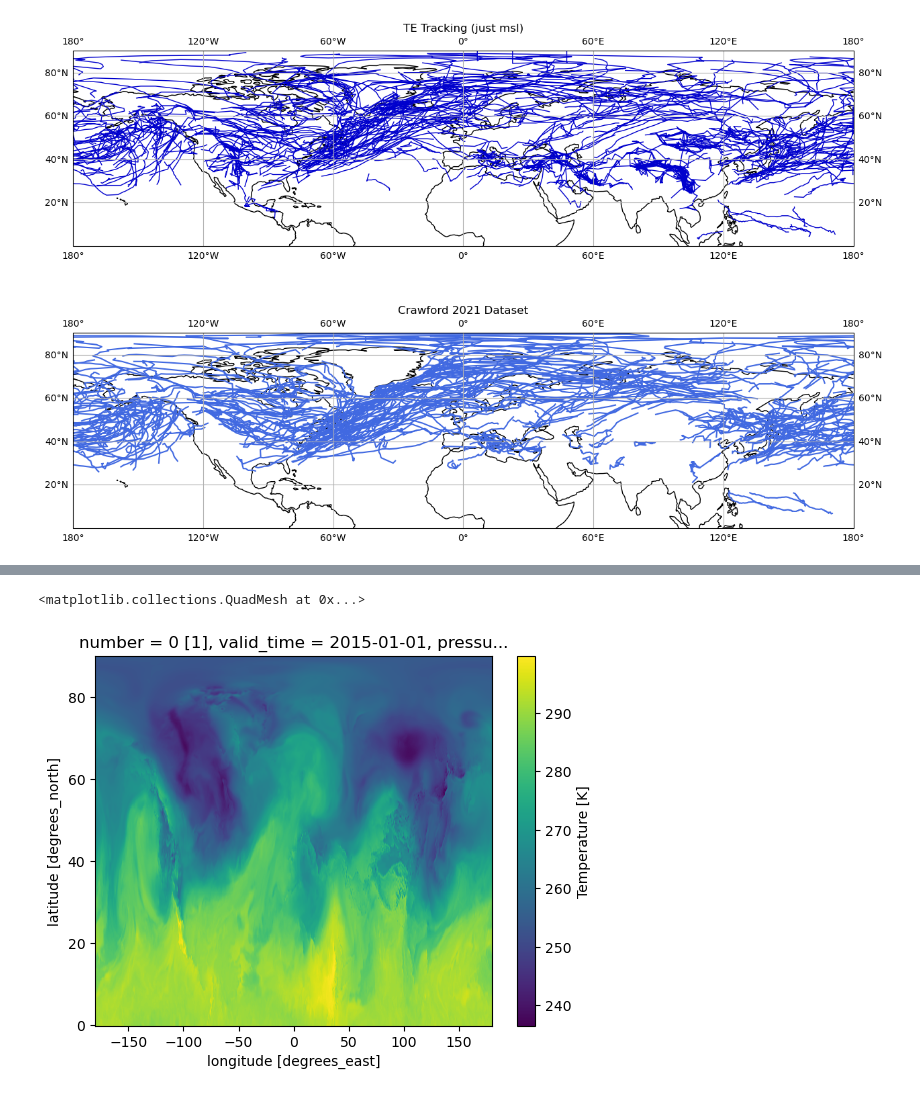
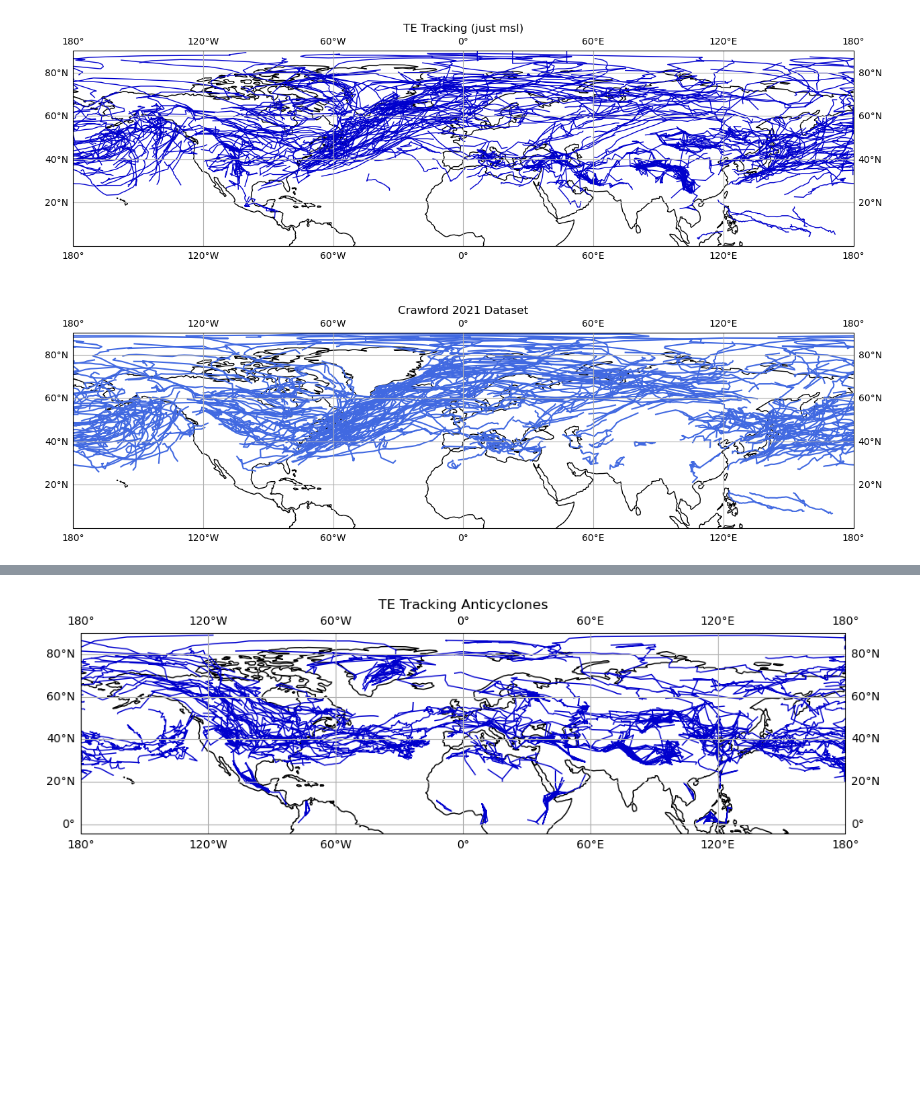
Before and after one commit to gabelach-meteo/TEtracking, a Jupyter notebook: tracks.ipynb, the cells around one changed output, grey strips where cells are left out. Drawn from its saved outputs; the diff is of its cells as text; code cells hidden in the pictures; blank space fills up the shorter version.

Commit message:
Added plotting module

```diff
--- a/tracks.ipynb
+++ b/tracks.ipynb
@@ -179,8 +179,22 @@ Attributes:
     Conventions:             CF-1.7
     institution:             European Centre for Medium-Range Weather Forecasts
     history:                 2025-09-25T19:07 GRIB to CDM+CF via cfgrib-0.9.1...
+# %%
+hello = parse_te_tracks('data/TEtextfiles/StitchNodes/NH/anticyclone_SN_msl_200.txt')
 # %%
-a.isel(valid_time=0).t.plot()
+## uses geopotential data, didnt work
+
+fig=plt.figure(figsize=(12,8))
+ax = plt.axes(projection=ccrs.PlateCarree())
+ax.coastlines()
+ax.gridlines(draw_labels=True)
+
+# Plot each cyclone track
+for tid, track in hello.groupby("id"):
+    ax.plot(track["lon"], track["lat"], linewidth=1, transform=ccrs.Geodetic(), c='mediumblue')
+#ax.set_extent([-175, -30, 20, 75], crs=ccrs.PlateCarree())
+ax.set_title('TE Tracking Anticyclones')
+#plt.savefig('test.jpg', bbox_inches='tight')
+plt.show()
 # %% [output]
-<matplotlib.collections.QuadMesh at 0x...>
-[figure, old version]
+[figure, new version]
```
Also changed, not shown: 17 other files.
